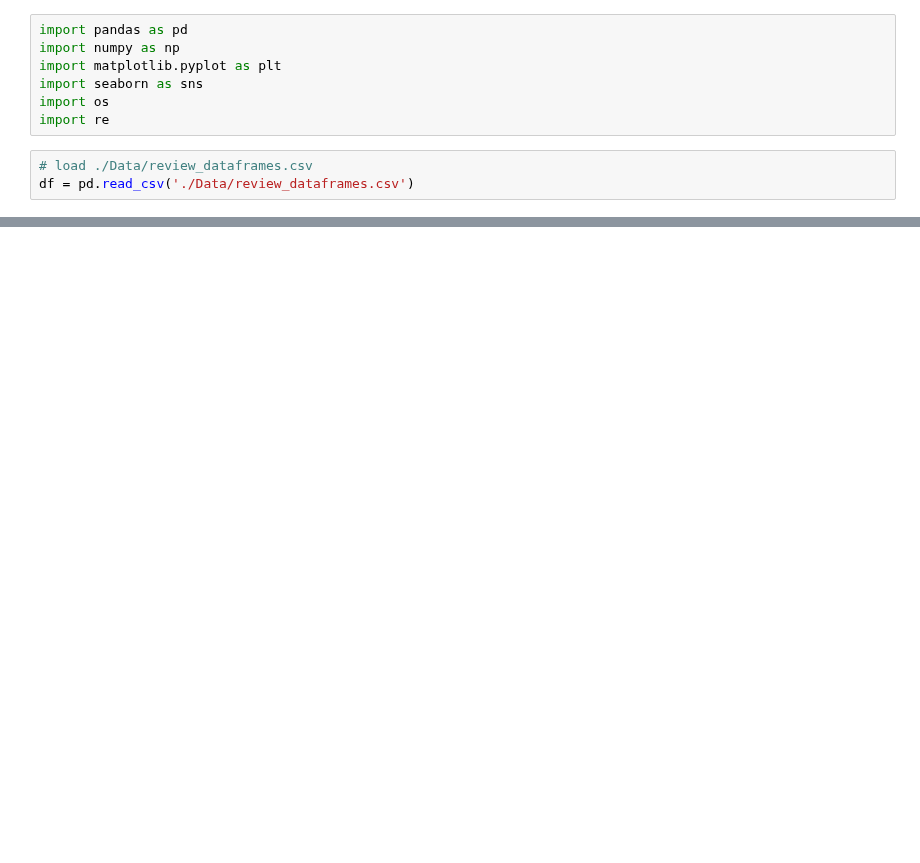
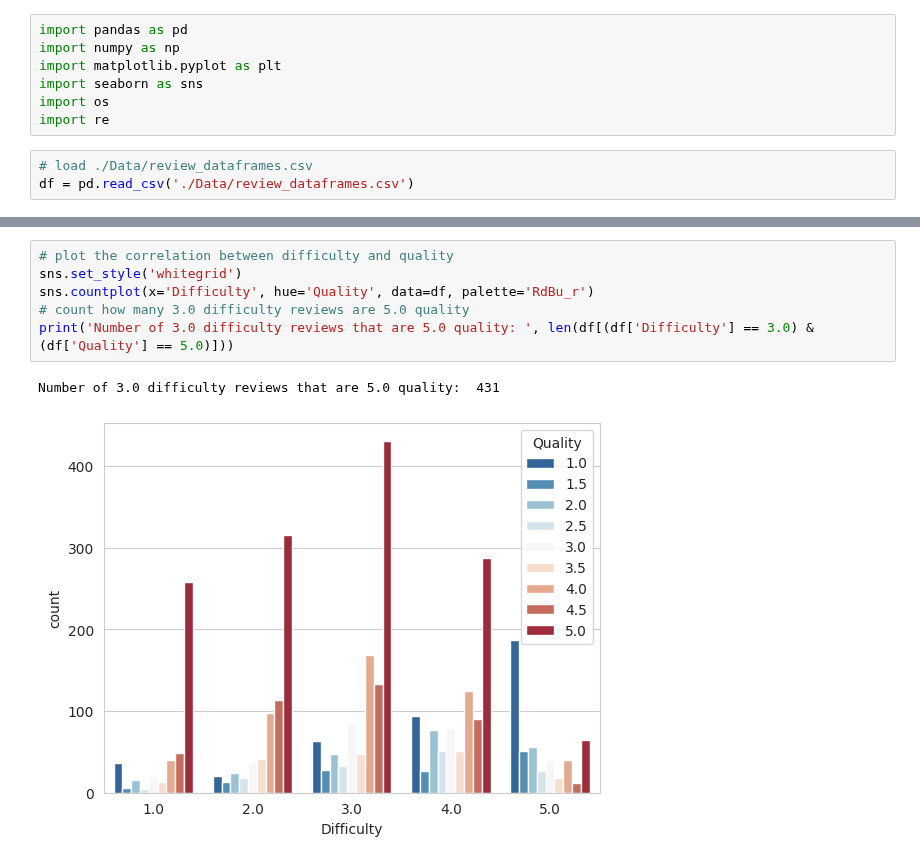
Before and after one commit to Cheysha/Python-Web-Scraping, a Jupyter notebook: RateMyPerfessor/Analyze.ipynb, the cells around one changed output, grey strips where cells are left out. Saved outputs shown, nothing was run; the diff lists cells and outputs as text; blank space fills up the shorter version.

Commit message:
added data looking

```diff
--- a/RateMyPerfessor/Analyze.ipynb
+++ b/RateMyPerfessor/Analyze.ipynb
@@ -22,0 +23,9 @@ Number of 1.0 quality reviews:  31
+# %%
+# plot the correlation between difficulty and quality
+sns.set_style('whitegrid')
+sns.countplot(x='Difficulty', hue='Quality', data=df, palette='RdBu_r')
+# count how many 3.0 difficulty reviews are 5.0 quality
+print('Number of 3.0 difficulty reviews that are 5.0 quality: ', len(df[(df['Difficulty'] == 3.0) & (df['Quality'] == 5.0)]))
+# %% [output]
+Number of 3.0 difficulty reviews that are 5.0 quality:  431
+[figure, added]
```
Also changed, not shown: parts of 1 cell of this notebook, 4 other files.
